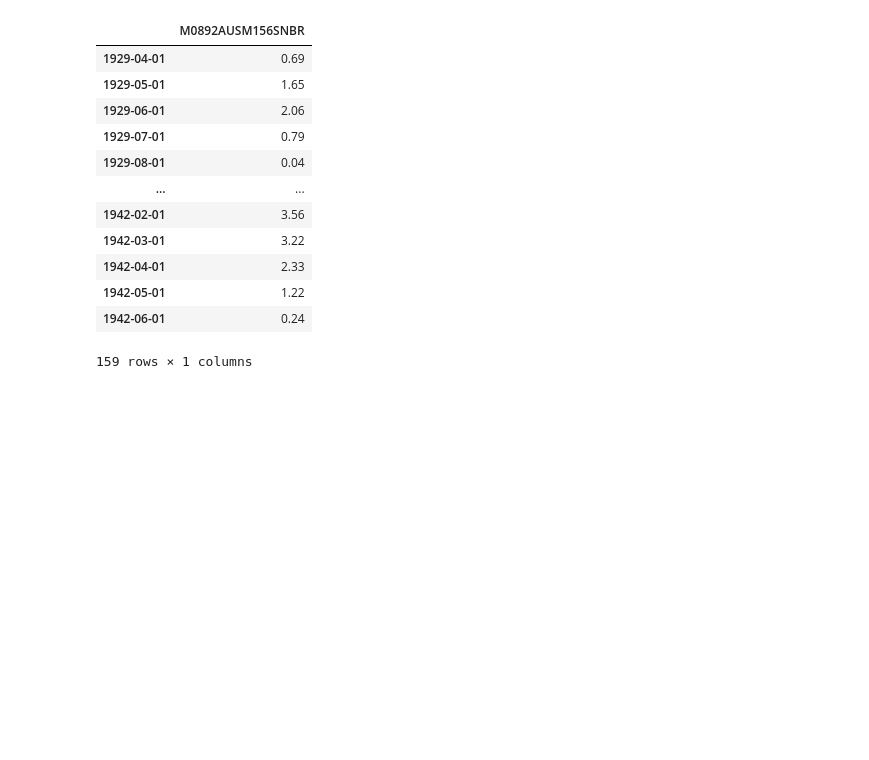
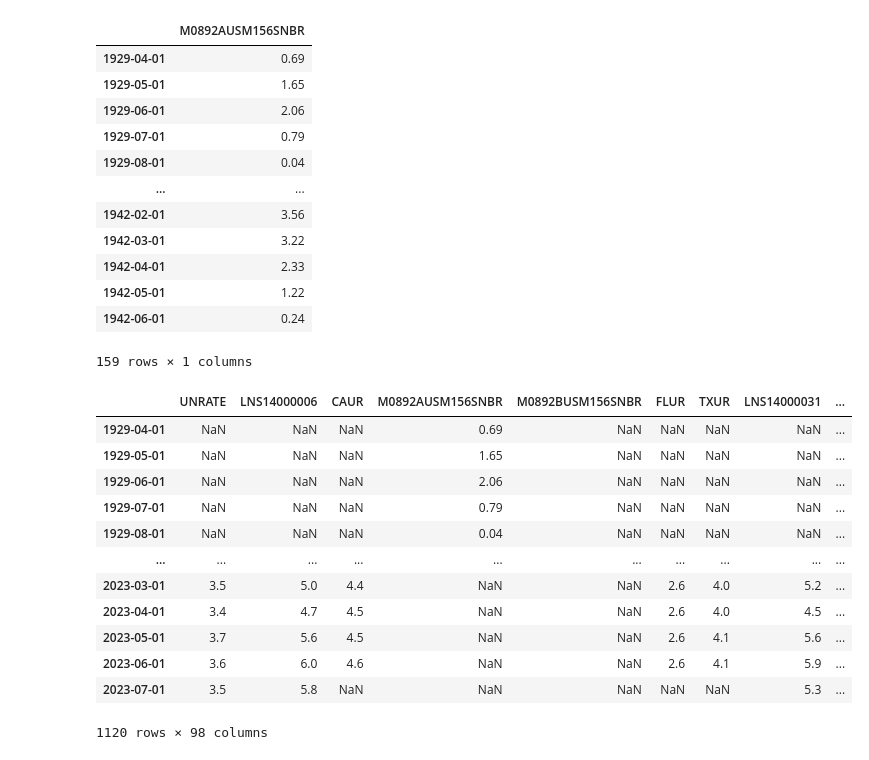
Before and after one commit to WackyChomp/data-analysis, a Jupyter notebook: 1-fred/1-economic-analysis.ipynb, the cells around one changed output. Saved outputs shown, nothing was run; the diff lists cells and outputs as text; code cells hidden in the pictures; blank space fills up the shorter version.

```diff
--- a/1-fred/1-economic-analysis.ipynb
+++ b/1-fred/1-economic-analysis.ipynb
@@ -243,3 +253,19 @@ all_results[3]
 | 1942-05-01 | 1.22 |
 | 1942-06-01 | 0.24 |
 159 rows × 1 columns
+# %%
+pd.concat(all_results, axis=1)      # take all the items from list and combine them
+# %% [output]
+|  | UNRATE | LNS14000006 | CAUR | M0892AUSM156SNBR | M0892BUSM156SNBR | FLUR | TXUR | LNS14000031 | ... |
+| 1929-04-01 | NaN | NaN | NaN | 0.69 | NaN | NaN | NaN | NaN | ... |
+| 1929-05-01 | NaN | NaN | NaN | 1.65 | NaN | NaN | NaN | NaN | ... |
+| 1929-06-01 | NaN | NaN | NaN | 2.06 | NaN | NaN | NaN | NaN | ... |
+| 1929-07-01 | NaN | NaN | NaN | 0.79 | NaN | NaN | NaN | NaN | ... |
+| 1929-08-01 | NaN | NaN | NaN | 0.04 | NaN | NaN | NaN | NaN | ... |
+| ... | ... | ... | ... | ... | ... | ... | ... | ... | ... |
+| 2023-03-01 | 3.5 | 5.0 | 4.4 | NaN | NaN | 2.6 | 4.0 | 5.2 | ... |
+| 2023-04-01 | 3.4 | 4.7 | 4.5 | NaN | NaN | 2.6 | 4.0 | 4.5 | ... |
+| 2023-05-01 | 3.7 | 5.6 | 4.5 | NaN | NaN | 2.6 | 4.1 | 5.6 | ... |
+| 2023-06-01 | 3.6 | 6.0 | 4.6 | NaN | NaN | 2.6 | 4.1 | 5.9 | ... |
+| 2023-07-01 | 3.5 | 5.8 | NaN | NaN | NaN | NaN | NaN | 5.3 | ... |
+1120 rows × 98 columns
```
Also changed, not shown: parts of 16 cells of this notebook, 1 other file.
